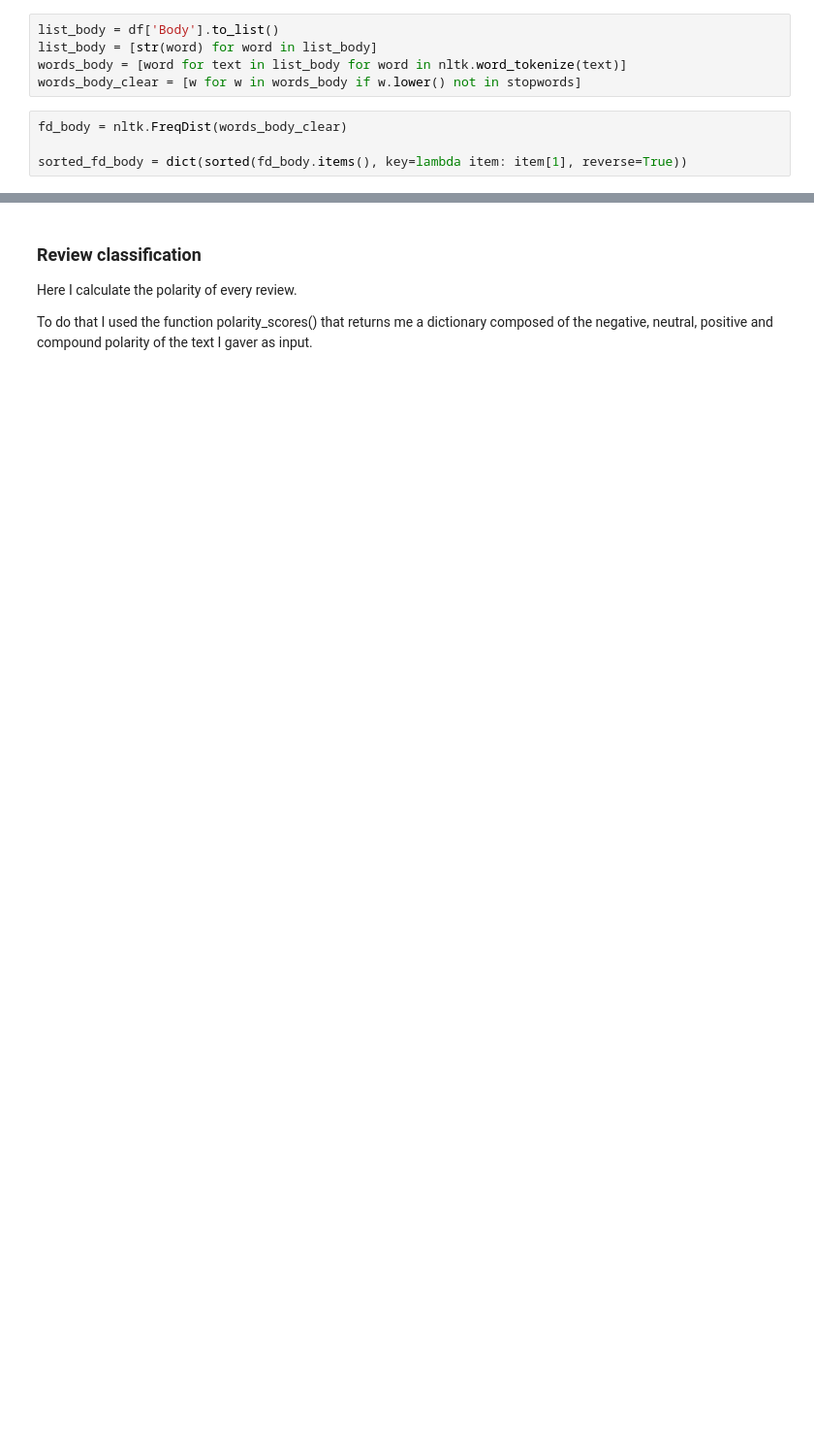
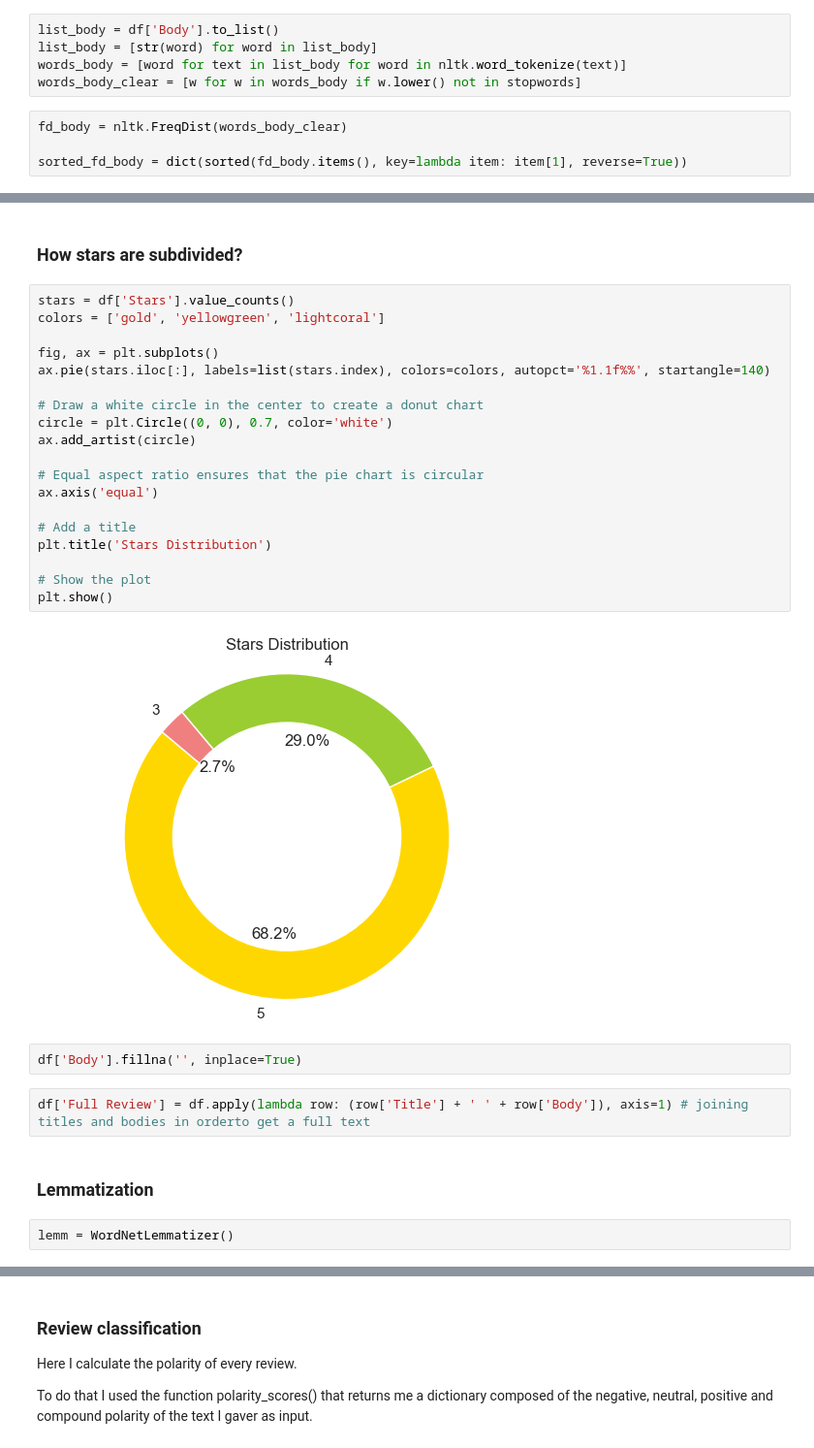
Before and after one commit to riccardo-borgo/Sentiment-Analysis-Amazon, a Jupyter notebook: sentiment_analysis.ipynb, the cells around one changed output, grey strips where cells are left out. Shown at 97% size. Cells and saved outputs as stored; diff of their text form; blank space fills up the shorter version.

```diff
--- a/sentiment_analysis.ipynb
+++ b/sentiment_analysis.ipynb
@@ -65,0 +89,31 @@ plt.show()
+# %% [markdown]
+### How stars are subdivided?
+# %%
+stars = df['Stars'].value_counts()
+colors = ['gold', 'yellowgreen', 'lightcoral']
+
+fig, ax = plt.subplots()
+ax.pie(stars.iloc[:], labels=list(stars.index), colors=colors, autopct='%1.1f%%', startangle=140)
+
+# Draw a white circle in the center to create a donut chart
+circle = plt.Circle((0, 0), 0.7, color='white')
+ax.add_artist(circle)
+
+# Equal aspect ratio ensures that the pie chart is circular
+ax.axis('equal')
+
+# Add a title
+plt.title('Stars Distribution')
+
+# Show the plot
+plt.show()
+# %% [output]
+[figure, added]
+# %%
+df['Body'].fillna('', inplace=True)
+# %%
+df['Full Review'] = df.apply(lambda row: (row['Title'] + ' ' + row['Body']), axis=1) # joining titles and bodies in orderto get a full text
+# %% [markdown]
+### Lemmatization
+# %%
+lemm = WordNetLemmatizer()
```
Also changed, not shown: parts of 22 cells of this notebook.
